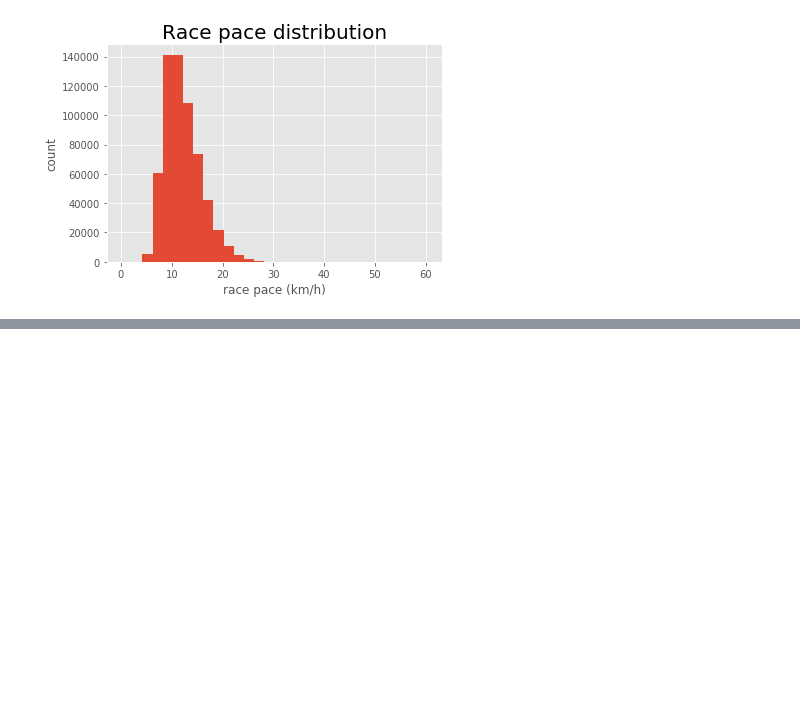
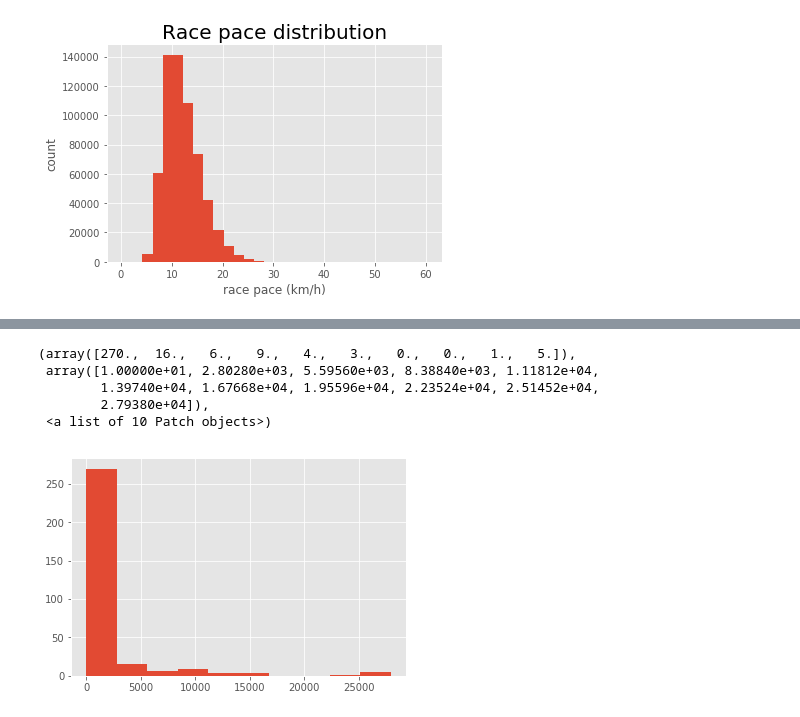
Before and after one commit to macphd/ski-tourism, a Jupyter notebook: munging/ski_race_munging.ipynb, the cells around one changed output, grey strips where cells are left out. Drawn from its saved outputs; the diff is of its cells as text; code cells hidden in the pictures; blank space fills up the shorter version.

```diff
--- a/munging/ski_race_munging.ipynb
+++ b/munging/ski_race_munging.ipynb
@@ -82,0 +230,10 @@ Text(0.5,1,'Participants by nationality')
+# %%
+plt.hist(race_finishers.groupby(['host_country', 'year', 'distance', 'style'])['month'].count())
+#highly skewed ... box-cox transformation required
+# %% [output]
+(array([270.,  16.,   6.,   9.,   4.,   3.,   0.,   0.,   1.,   5.]),
+ array([1.00000e+01, 2.80280e+03, 5.59560e+03, 8.38840e+03, 1.11812e+04,
+        1.39740e+04, 1.67668e+04, 1.95596e+04, 2.23524e+04, 2.51452e+04,
+        2.79380e+04]),
+ <a list of 10 Patch objects>)
+[figure, added]
```
Also changed, not shown: parts of 17 cells of this notebook.
